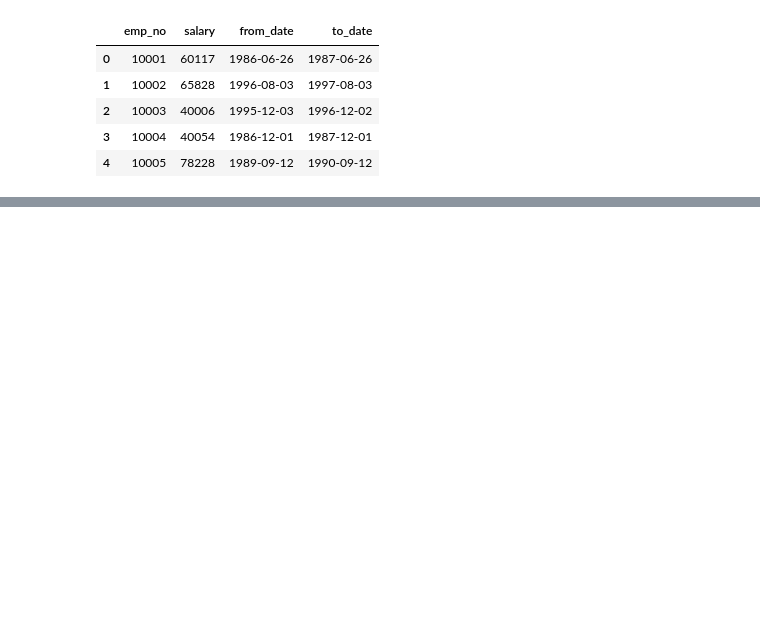
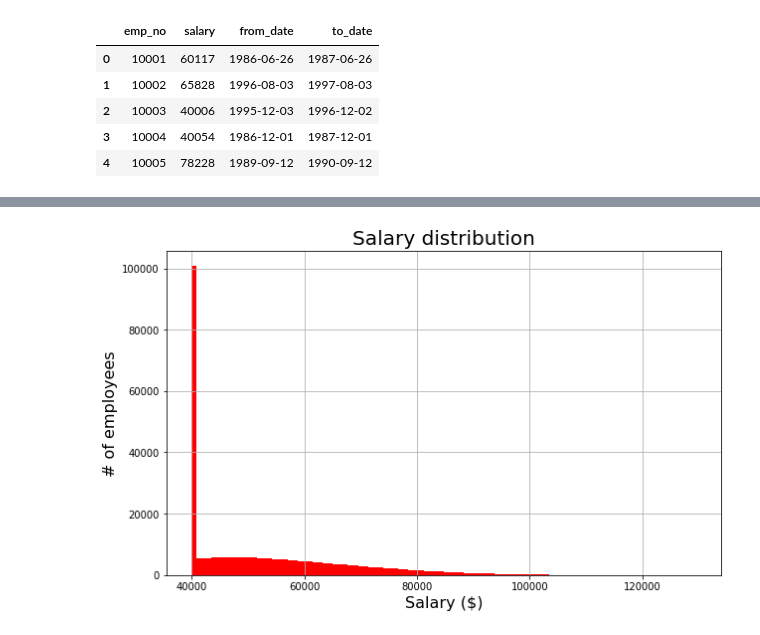
Before and after one commit to MPdeM/SQL-Challenge, a Jupyter notebook: EmployeeSQL/data_analysis.ipynb, the cells around one changed output, grey strips where cells are left out. Drawn from its saved outputs; the diff is of its cells as text; code cells hidden in the pictures; blank space fills up the shorter version.

Commit message:
python file and graphps

```diff
--- a/EmployeeSQL/data_analysis.ipynb
+++ b/EmployeeSQL/data_analysis.ipynb
@@ -324,0 +34,13 @@ fig
+# %%
+# Plots
+# Create a histogram to visualize the most common salary ranges for employees
+ax= salaries.hist(column='salary', bins=100, color='red', figsize=(10,6))
+plt.xlabel('Salary ($)',fontsize=16)
+plt.ylabel('# of employees',fontsize=16)
+plt.title(r'Salary distribution',fontsize =20)
+
+# Save the figure
+plt.savefig(f'Images/salaryrangehystogram.png')
+plt.show()
+# %% [output]
+[figure, added]
```
Also changed, not shown: parts of 27 cells of this notebook, 2 other files.
